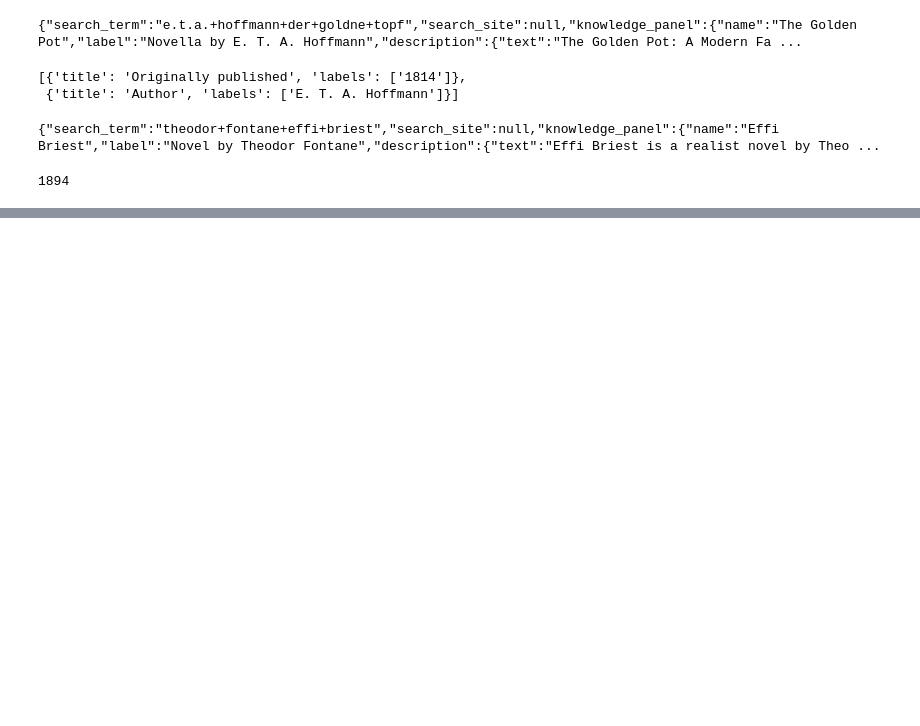
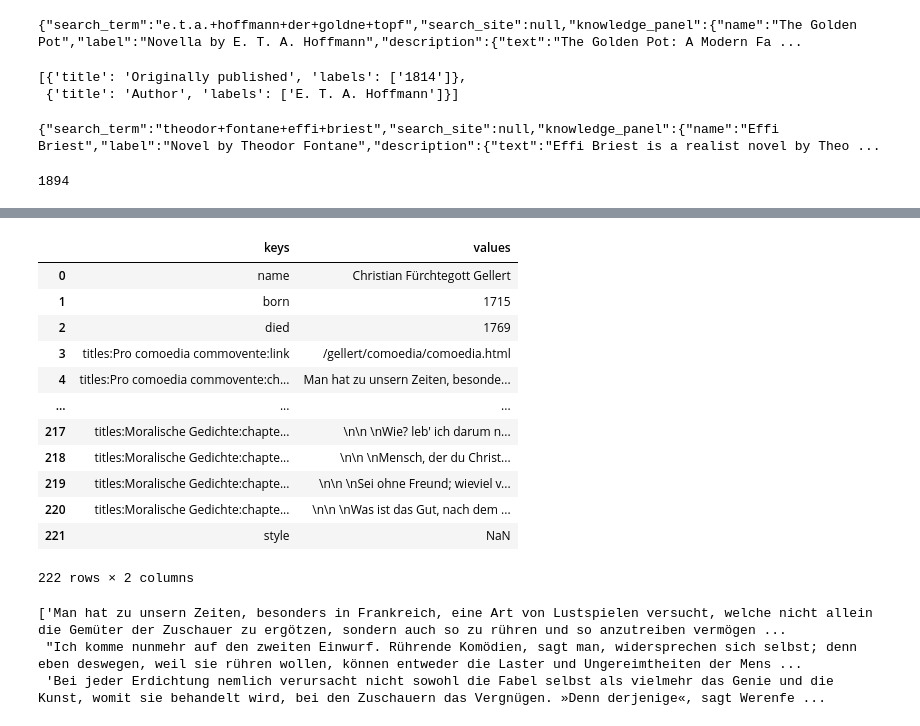
Before and after one commit to ATC-mmueller/nlp_publication_year, a Jupyter notebook: main.ipynb, the cells around one changed output, grey strips where cells are left out. Saved outputs shown, nothing was run; the diff lists cells and outputs as text; code cells hidden in the pictures; blank space fills up the shorter version.

```diff
--- a/main.ipynb
+++ b/main.ipynb
@@ -297,0 +223,17 @@ Idea: skip names where the webpage does not load. When creating a dataframe in t
+# %%
+df = pd.read_csv('data/geller.csv')
+df
+# %% [output]
+|  | keys | values |
+| 0 | name | Christian Fürchtegott Gellert |
+| 1 | born | 1715 |
+| 2 | died | 1769 |
+| 3 | titles:Pro comoedia commovente:link | /gellert/comoedia/comoedia.html |
+| 4 | titles:Pro comoedia commovente:ch... | Man hat zu unsern Zeiten, besonde... |
+| ... | ... | ... |
+| 217 | titles:Moralische Gedichte:chapte... | \n\n \nWie? leb' ich darum n... |
+| 218 | titles:Moralische Gedichte:chapte... | \n\n \nMensch, der du Christ... |
+| 219 | titles:Moralische Gedichte:chapte... | \n\n \nSei ohne Freund; wieviel v... |
+| 220 | titles:Moralische Gedichte:chapte... | \n\n \nWas ist das Gut, nach dem ... |
+| 221 | style | NaN |
+222 rows × 2 columns
@@ -297,0 +248,6 @@ Idea: skip names where the webpage does not load. When creating a dataframe in t
+# %%
+list(d2['titles']['Pro comoedia commovente']['chapters'].values())
+# %% [output]
+['Man hat zu unsern Zeiten, besonders in Frankreich, eine Art von Lustspielen versucht, welche nicht allein die Gemüter der Zuschauer zu ergötzen, sondern auch so zu rühren und so anzutreiben vermögen ...
+ "Ich komme nunmehr auf den zweiten Einwurf. Rührende Komödien, sagt man, widersprechen sich selbst; denn eben deswegen, weil sie rühren wollen, können entweder die Laster und Ungereimtheiten der Mens ...
+ 'Bei jeder Erdichtung nemlich verursacht nicht sowohl die Fabel selbst als vielmehr das Genie und die Kunst, womit sie behandelt wird, bei den Zuschauern das Vergnügen. »Denn derjenige«, sagt Werenfe ...
```
Also changed, not shown: parts of 56 cells of this notebook, 1 other file.
